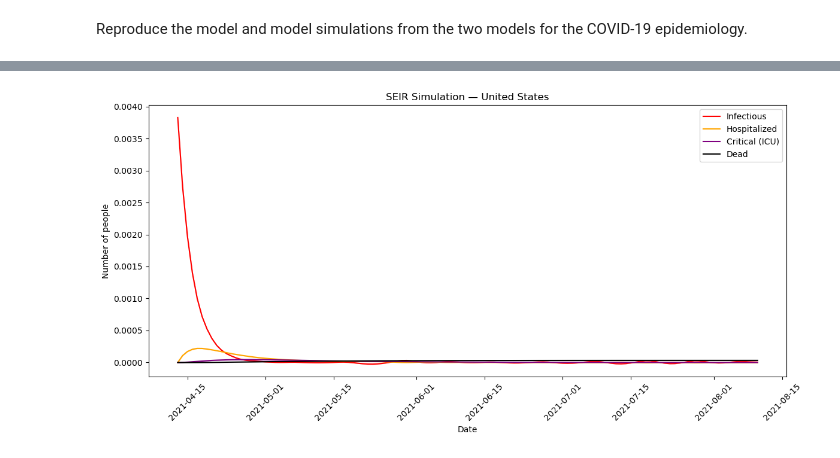
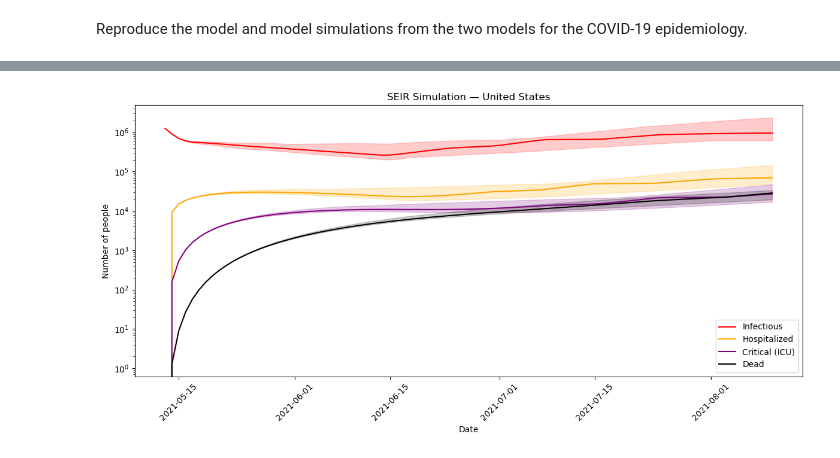
Before and after one commit to RichardTscharke/CFSB, a Jupyter notebook: Task_5.ipynb, the cells around one changed output, grey strips where cells are left out. Cells and saved outputs as stored; diff of their text form; code cells hidden in the pictures.

```diff
--- a/Task_5.ipynb
+++ b/Task_5.ipynb
@@ -169,7 +169,7 @@ confirmed_frac = None
 
 # Epidemiology
 
-sim_start = date(2021, 4, 13)
+sim_start = date(2021, 5, 13)
 
 sim_end = date(2021, 8, 11)
 
@@ -238,18 +238,18 @@ def initial_state(age):
     '''
     n_age = age[1] # number of people in age group
 
-    infected = pre_infected * n_age / n
-    immune = pre_immune * n_age / n
+    immune = (pre_immune / 100) * n_age
+    infected = pre_infected * n_age
     susceptible = n_age - infected - immune
 
     # S, E1, E2, E3, I, H, C, O, R, D
     return [susceptible, 0, 0, 0, infected, 0, 0, 0, immune, 0]
 
 def get_compartment(results_array, compartment_idx):
-    """
+    '''
     Sum compartment across all age groups, for each run.
     Returns array of shape (n_runs, n_days)
-    """
+    '''
     total = None
 
     for a in range(len(ages)):
@@ -270,16 +270,18 @@ def seasonal_factor(t):
     '''
     return 1 + seasonal * math.cos(2 * math.pi * (t - month_peak) / 365)
 
+sampled_effis = {}  # filled before each solve_ivp call
 def M(t):
-
+    '''
+    Computates the combined effect of all interventions at time t
+    '''
     result = 1.0
 
-    for intervention in interventions:
+    for i, intervention in enumerate(interventions):
 
         if intervention[0][0] <= t <= intervention[0][1]:
 
-            efficacy = random.uniform(intervention[1][0], intervention[1][1]) / 100
-            result *= (1 - efficacy)
+            result *= (1 - sampled_effis[i])
 
     return result
 
@@ -289,9 +291,9 @@ def trans_rate(a, t):
     Output: transmission rate for age group at time
     '''
 
-    isolation_frac = ages[a][-1] / 100
+    isolation_frac = 1 - (ages[a][-1] / 100)
 
-    return r0 * isolation_frac * M(t) * (1 + seasonal_factor(t) * math.cos(2 * math.pi * (t - month_peak) / 365)) / infectious
+    return r0 * isolation_frac * M(t) * seasonal_factor(t) / infectious
 # %%
 # Differential Equations (AI generated)
 
@@ -333,12 +335,13 @@ def ode_system(t, y):
 
         # ICU capacity check (Heaviside step function)
         icu_available = C_total < icu_beds
+        #icu_available = 1 / (1 + math.exp(min(C_total - icu_beds, 500)))
 
         # dS/dt
-        dydt[a * 10 + 0] = -beta * S * I_total
+        dydt[a * 10 + 0] = -beta * S * I_total / n
 
         # dE1/dt
-        dydt[a * 10 + 1] = beta * S * I_total - 3 * ge * E1
+        dydt[a * 10 + 1] = beta * S * I_total  / n - 3 * ge * E1
 
         # dE2/dt
         dydt[a * 10 + 2] = 3 * ge * E1 - 3 * ge * E2
@@ -350,7 +353,7 @@ def ode_system(t, y):
         dydt[a * 10 + 4] = 3 * ge * E3 - gi * I
 
         # dH/dt
-        dydt[a * 10 + 5] = (severe * gi * I
+        dydt[a * 10 + 5] = (severe * confirmed * gi * I
                            + gc * (1 - fatal) * (C + overflow_severity * O)
                            - gh * H)
 
@@ -386,9 +389,15 @@ for age in ages:
 # results is a list of n_runs arrays, each of shape (age_groups*compartments, n_days)
 results = []
 
-for _ in range(n_runs):
+for i in range(n_runs):
 
+    global r0
     r0 = random.uniform(r0_min, r0_max)
+
+    # sample intervention efficacies ONCE per run (not inside the ODE)
+    for j, intervention in enumerate(interventions):
+
+        sampled_effis[j] = random.uniform(intervention[1][0], intervention[1][1]) / 100
 
     solution = solve_ivp(
         fun = ode_system,
@@ -398,3 +407,4 @@ for _ in range(n_runs):
     )
 
     results.append(solution.y)
+    print(f"Run {i+1}/{n_runs} done")
@@ -423,31 +449,32 @@ def get_stats(runs):
     return median, low, high
 
 # time axis in actual dates
 dates = pd.date_range(sim_start, sim_end - pd.Timedelta(days=1))
 
 # plot
 fig, ax = plt.subplots(figsize=(12, 6))
 
 for runs, label, color in [
     (I_runs, 'Infectious',    'red'),
     (H_runs, 'Hospitalized',  'orange'),
     (C_runs, 'Critical (ICU)','purple'),
     (D_runs, 'Dead',          'black'),
 ]:
     median, low, high = get_stats(runs)
 
     # solid line = median trajectory
     ax.plot(dates, median, label=label, color=color)
 
     # shaded area = 20th to 80th percentile (uncertainty band)
     ax.fill_between(dates, low, high, alpha=0.2, color=color)
 
 ax.set_xlabel('Date')
 ax.set_ylabel('Number of people')
 ax.set_title('SEIR Simulation — United States')
 ax.legend()
+ax.set_yscale('log')
 plt.xticks(rotation=45)
 plt.tight_layout()
 plt.show()
 # %% [output]
-[figure, old version]
+[figure, new version]
```
Also changed, not shown: parts of 1 cell of this notebook.
